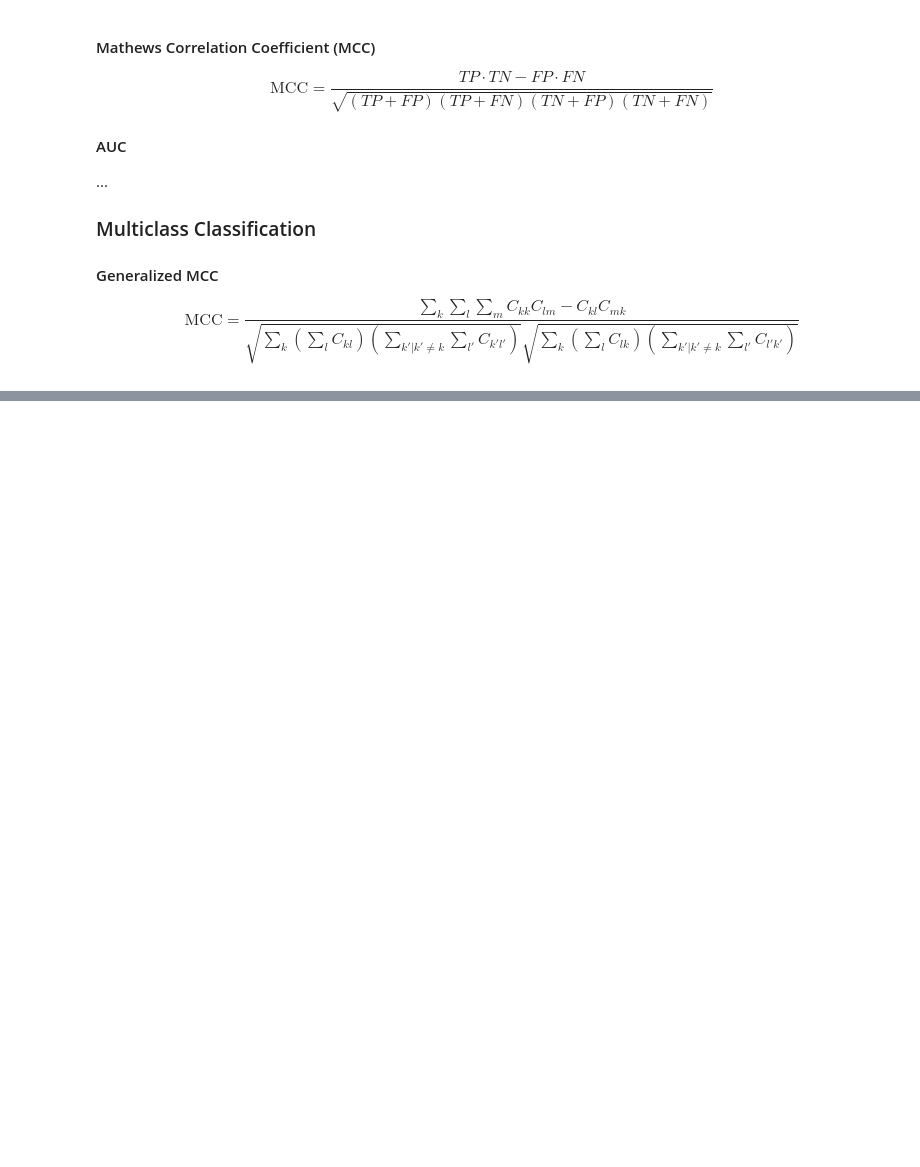
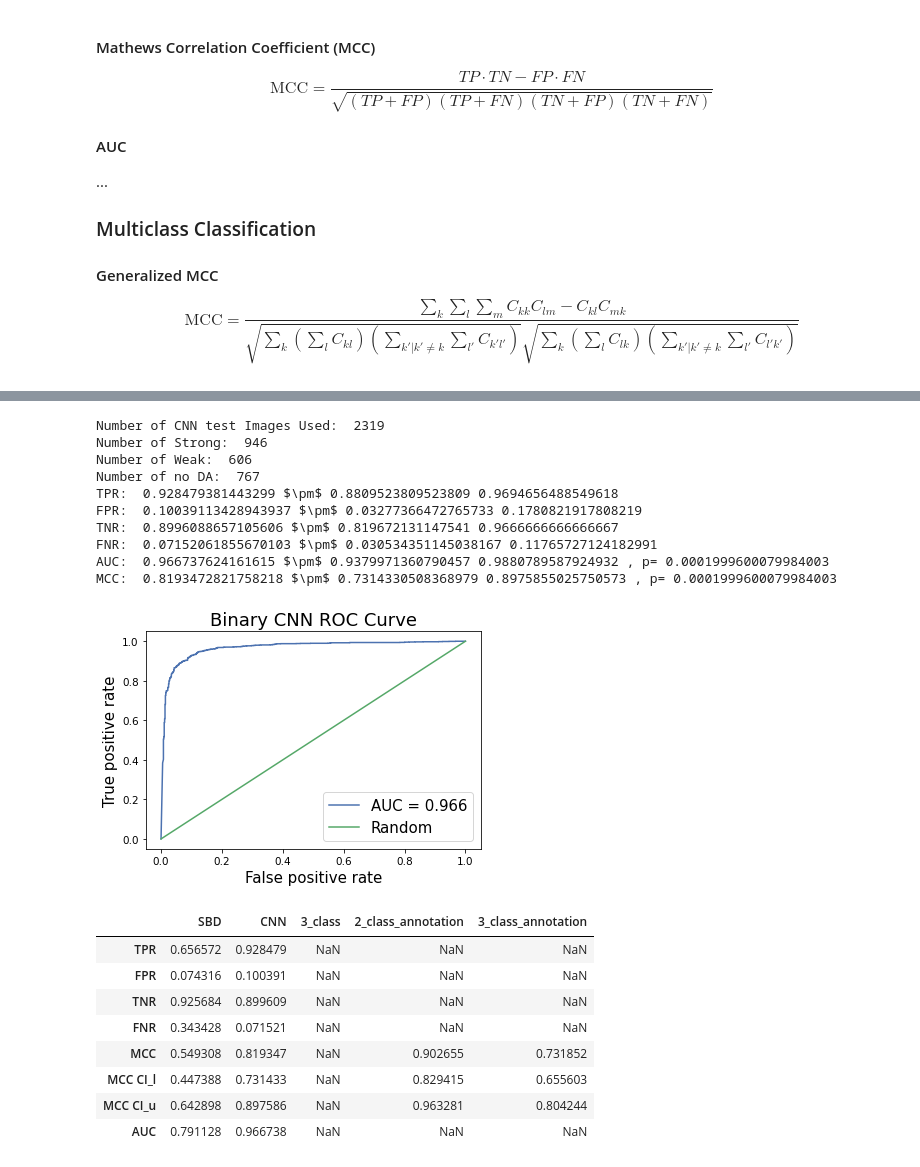
Before and after one commit to bhklab/DA-Detection, a Jupyter notebook: analysis/performance_assessment.ipynb, the cells around one changed output, grey strips where cells are left out. Saved outputs shown, nothing was run; the diff lists cells and outputs as text; code cells hidden in the pictures; blank space fills up the shorter version.

```diff
--- a/analysis/performance_assessment.ipynb
+++ b/analysis/performance_assessment.ipynb
@@ -132,13 +286,14 @@ FileNotFoundError: [Errno 2] File /home/colin/Documents/BHKLab/data/DA_detection
 """ CNN and SBD DA classification outputs """
 mat_data["bhk_preds"] = bhk_data["prediction"]
 mat_data["CNN_preds"] = mat_data["CNN_preds"] * 2
+mat_data["da_label"] = da_labels["has_artifact"]
 # mat_data = mat_data.drop(columns=["p_index", "manual_artifact_location"])
 
 full_data = mat_data
 pred_data = mat_data.dropna()
 
 # Rename some columns
-pred_data = pred_data.rename(columns={"manual_artifact_status": "DA_mag",
+pred_data = pred_data.rename(columns={"da_label": "DA_mag",
                                       "CNN_preds": "CNN_pred", "CNN_probs0":"CNN_prob0",
                                       "CNN_probs1":"CNN_prob1", "bhk_preds":"bhk_pred"})
 # Add column for binary label
@@ -158,10 +328,21 @@ binB = (double_labels["B_label"] != 0).values.astype(int)
 
 # print(get_metrics(double_labels["A_binary"].values, double_labels["B_binary"].values))
 """ Mathews Correlation for Binary agreement """
-metrics.loc["MCC", "2_class_annotation"] = matthews_corrcoef(binA, binB)
+metrics.loc["MCC", "2_class_annotation"] = permutation_test(binA, binB, matthews_corrcoef)[0]
+metrics.loc[["MCC CI_l", "MCC CI_u"], "2_class_annotation"] = bootstrap_ci(binA, binB,
+                                                                    matthews_corrcoef)[1:]
+print(np.array(bootstrap_ci(binA, binB,matthews_corrcoef)[1:]))
 
 """ Matthews correlation coefficient for 3 class agreement"""
-metrics.loc["MCC", "3_class_annotation"] = matthews_corrcoef(double_labels["A_label"].values,
-                                                             double_labels["B_label"].values)
+metrics.loc["MCC", "3_class_annotation"] = permutation_test(double_labels["A_label"].values,
+                                                            double_labels["B_label"].values,
+                                                            matthews_corrcoef)[0]
+metrics.loc[["MCC CI_l", "MCC CI_u"], "3_class_annotation"] = bootstrap_ci(
+                                            double_labels["A_label"].values,
+                                            double_labels["B_label"].values,
+                                            matthews_corrcoef)[1:]
+print(bootstrap_ci(double_labels["A_label"].values,
+                   double_labels["B_label"].values,
+                   matthews_corrcoef))
 
 metrics
@@ -168,10 +369,10 @@ metrics
 # %%
 """ Sinogram Based Detection Evaluation """
-metrics["SBD"] = get_metrics(pred_data["bit_label"].values, pred_data["bhk_pred"].values)
+metrics["SBD"] = get_metrics(test_data["bit_label"].values, test_data["bhk_pred"].values)
 
 
 # Compute some stats about this data
-print("Number of Images tested on:", len(pred_data["bhk_pred"]))
-print("Number of Strong: ", sum(pred_data["DA_mag"] == 2))
-print("Number of Weak: ",   sum(pred_data["DA_mag"] == 1))
-print("Number of no DA: ",  sum(pred_data["DA_mag"] == 0))
+print("Number of Images tested on:", len(test_data["bhk_pred"]))
+print("Number of Strong: ", sum(test_data["DA_mag"] == 2))
+print("Number of Weak: ",   sum(test_data["DA_mag"] == 1))
+print("Number of no DA: ",  sum(test_data["DA_mag"] == 0))
@@ -321,11 +556,11 @@ plt.show()
 # %%
 """ Convolutional Neural Network Detection """
 
-# Remove images that were used in CNN training
-trg_data = pd.read_csv("/home/colin/Downloads/CNN_Full_preds.csv",
-                       usecols=["patient_id", "isDuplicate"],
-                       index_col="patient_id")
-test_data = pred_data[trg_data.loc[:, "isDuplicate"] == False]
+# # Remove images that were used in CNN training
+# trg_data = pd.read_csv("/home/colin/Downloads/CNN_Full_preds.csv",
+#                        usecols=["patient_id", "isDuplicate"],
+#                        index_col="patient_id")
+# test_data = pred_data[trg_data.loc[:, "isDuplicate"] == False]
 
 # Print Some stats
 print("Number of CNN test Images Used: ", len(test_data))
@@ -334,34 +569,55 @@ print("Number of Weak: ", sum(test_data["DA_mag"] == 1))
 print("Number of no DA: ", sum(test_data["DA_mag"] == 0))
 
 # Get performance metrics
 metrics["CNN"] = get_metrics(test_data["bit_label"].values,
                              test_data["CNN_pred"].values,
                              scores=test_data["CNN_prob1"].values)
 
 # mpl.style.use("classic")
 
 
 
 # ROC curve
 fpr, tpr, thresholds = roc_curve(test_data["bit_label"].values,
                                  test_data["CNN_prob1"].values,
                                  pos_label=2)
 
 fig = plt.figure()
 fig.set_facecolor('white')
 plt.rc('font', family='sans-serif', size=15)
 plt.rc('xtick', labelsize='x-small')
 plt.rc('ytick', labelsize='x-small')
 
-plt.plot(fpr, tpr, label="AUC = "+str(metrics.loc["Weighted AUC", "CNN"])[:5])
+plt.plot(fpr, tpr, label="AUC = "+str(metrics.loc["AUC", "CNN"])[:5])
 plt.plot([0,0.5, 1], [0, 0.5, 1], label="Random")
 plt.legend(loc="lower right")
 plt.title("Binary CNN ROC Curve")
 plt.xlabel("False positive rate")
 plt.ylabel("True positive rate")
 plt.show()
 
 metrics
+# %% [output]
+Number of CNN test Images Used:  2319
+Number of Strong:  946
+Number of Weak:  606
+Number of no DA:  767
+TPR:  0.928479381443299 $\pm$ 0.8809523809523809 0.9694656488549618
+FPR:  0.10039113428943937 $\pm$ 0.03277366472765733 0.1780821917808219
+TNR:  0.8996088657105606 $\pm$ 0.819672131147541 0.9666666666666667
+FNR:  0.07152061855670103 $\pm$ 0.030534351145038167 0.11765727124182991
+AUC:  0.966737624161615 $\pm$ 0.9379971360790457 0.9880789587924932 , p= 0.0001999600079984003
+MCC:  0.8193472821758218 $\pm$ 0.7314330508368979 0.8975855025750573 , p= 0.0001999600079984003
+[figure, added]
+|  | SBD | CNN | 3_class | 2_class_annotation | 3_class_annotation |
+| TPR | 0.656572 | 0.928479 | NaN | NaN | NaN |
+| FPR | 0.074316 | 0.100391 | NaN | NaN | NaN |
+| TNR | 0.925684 | 0.899609 | NaN | NaN | NaN |
+| FNR | 0.343428 | 0.071521 | NaN | NaN | NaN |
+| MCC | 0.549308 | 0.819347 | NaN | 0.902655 | 0.731852 |
+| MCC CI_l | 0.447388 | 0.731433 | NaN | 0.829415 | 0.655603 |
+| MCC CI_u | 0.642898 | 0.897586 | NaN | 0.963281 | 0.804244 |
+| AUC | 0.791128 | 0.966738 | NaN | NaN | NaN |
 # %% [markdown]
 ## Building a 3-Class Classifier
 ![alt text](3_class_schematic.jpg "Schematic for a 3-class DA classifier")
```
Also changed, not shown: parts of 17 cells of this notebook, 4 other files.
